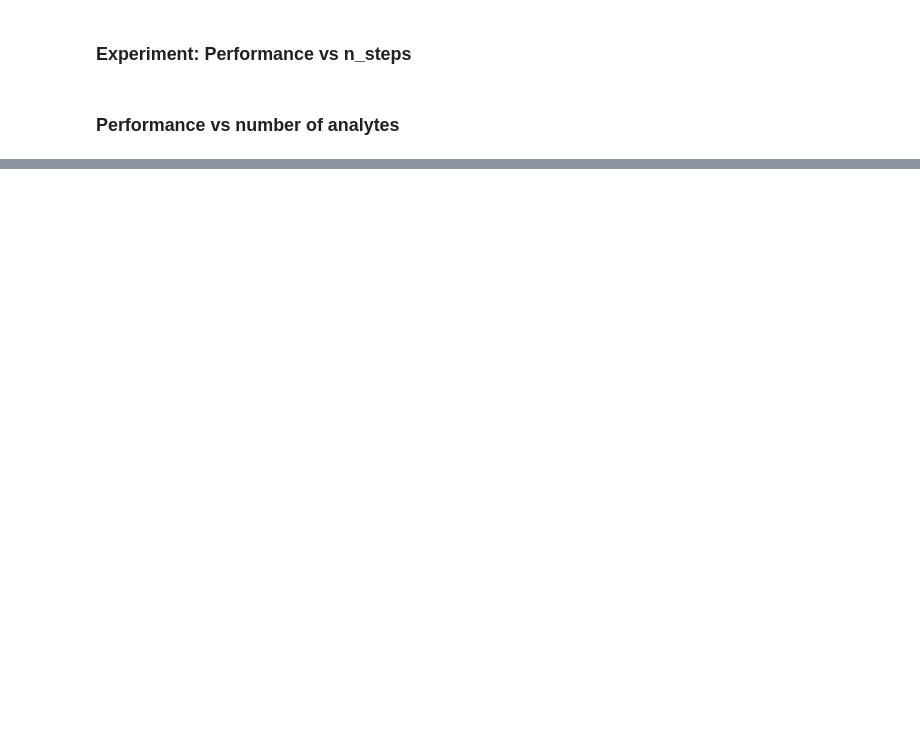
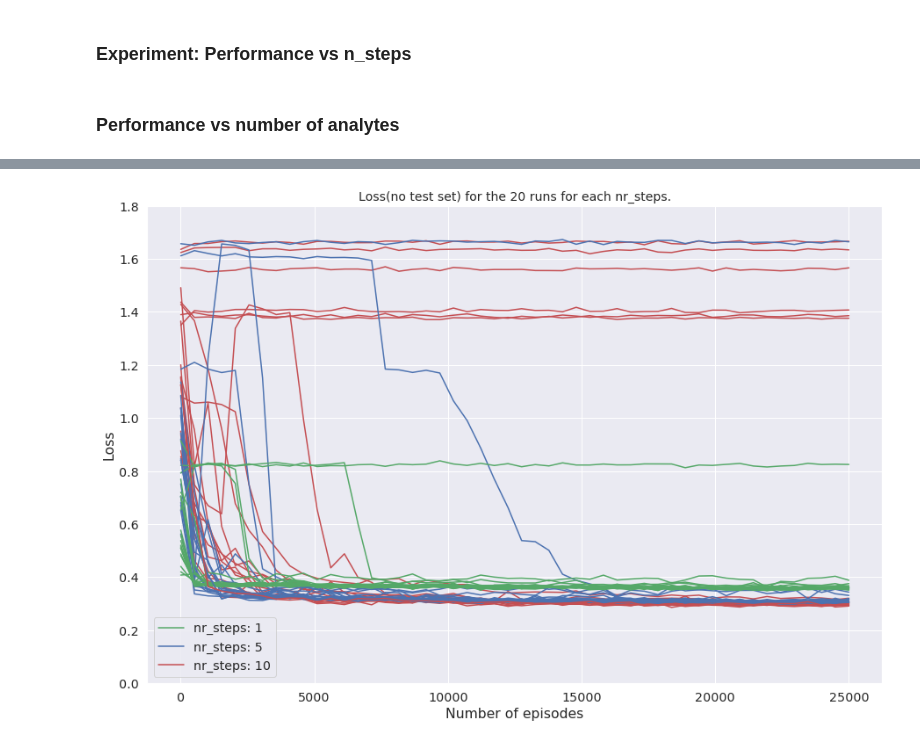
Before and after one commit to StefanBogdan/RL_liquid_chromatography, a Jupyter notebook: code/SimulatorGeneralized.ipynb, the cells around one changed output, grey strips where cells are left out. Saved outputs shown, nothing was run; the diff lists cells and outputs as text; code cells hidden in the pictures; blank space fills up the shorter version.

```diff
--- a/code/SimulatorGeneralized.ipynb
+++ b/code/SimulatorGeneralized.ipynb
@@ -278,0 +300,15 @@ plt.legend()
+# %%
+plt.plot(np.linspace(0, 25000, 50),data_100[9].T, color="r")
+plt.plot(np.linspace(0, 25000, 50),data_100[4].T, color="b")
+plt.plot(np.linspace(0, 25000, 50),data_100[0].T, color="g")
+plt.plot(np.linspace(0, 25000, 50),data_100[0,0], color="g", label="nr_steps: 1")
+plt.plot(np.linspace(0, 25000, 50),data_100[4,0], color="b", label="nr_steps: 5")
+plt.plot(np.linspace(0, 25000, 50),data_100[9,0], color="r", label="nr_steps: 10")
+plt.xlabel("Number of episodes")
+plt.ylabel("Loss")
+plt.ylim((0, 1.8))
+plt.legend()
+plt.title("Loss(no test set) for the 20 runs for each nr_steps.", fontsize=14)
+plt.savefig("losses_20_data_100.png")
+# %% [output]
+[figure, added]
```
Also changed, not shown: parts of 5 cells of this notebook, 2 other files.
